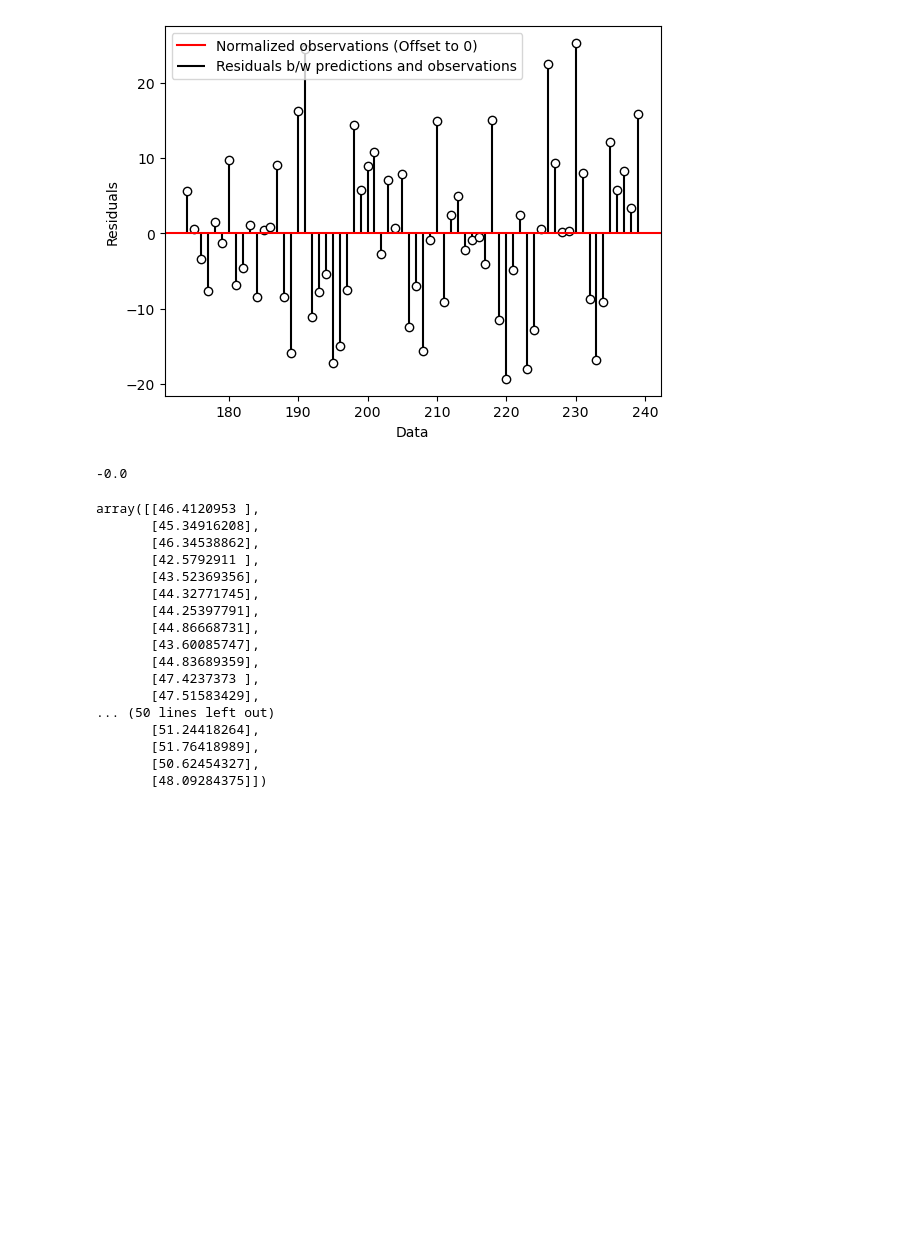
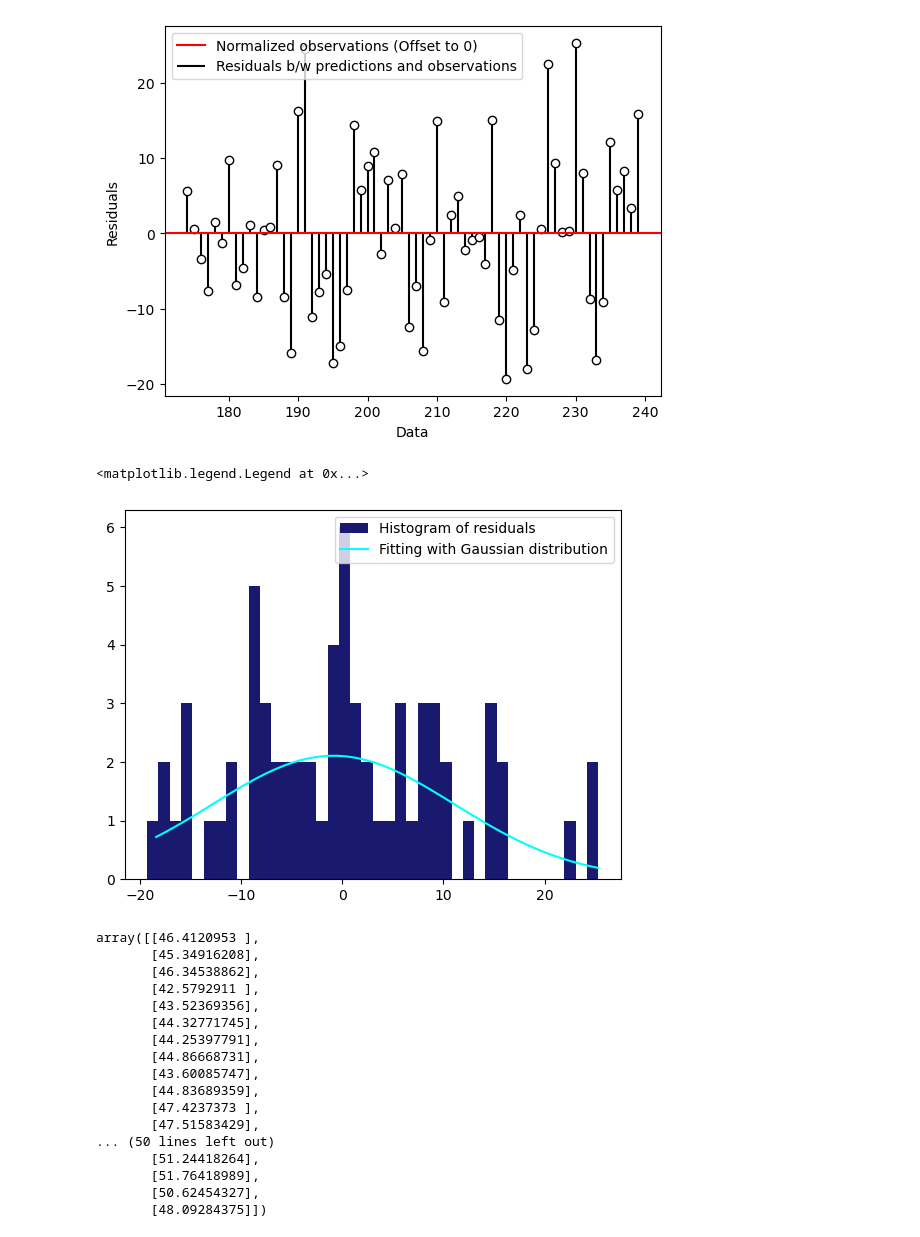
Before and after one commit to victoriawong1123/data_science_project, a Jupyter notebook: notebooks/quarterly_model.ipynb, the cells around one changed output. Drawn from its saved outputs; the diff is of its cells as text; code cells hidden in the pictures; blank space fills up the shorter version.

Commit message:
Added more graphs

```diff
--- a/notebooks/quarterly_model.ipynb
+++ b/notebooks/quarterly_model.ipynb
@@ -273,10 +273,25 @@ ax.set_xlabel('Data')
 # %% [output]
 Text(0.5, 0, 'Data')
 [figure]
-# %%
-difference.mean().round(2)
-# %% [output]
--0.0
+# %%
+xdata = difference
+ydata, xdata = np.histogram(xdata, bins=50)
+xdata = xdata[1:]
+
+def gauss(x, A, x0, sigma):
+    return A * np.exp(-(x - x0) ** 2 / (2 * sigma ** 2))
+
+params, _ = curve_fit(gauss, xdata, ydata)
+
+fit_y = gauss(xdata, *params)
+
+ax = plt.gca()
+ax.hist(difference, bins=40, color='midnightblue', label='Histogram of residuals')
+ax.plot(xdata, fit_y, ls='-', color='aqua', label='Fitting with Gaussian distribution')
+ax.legend(loc=0, frameon=True)
+# %% [output]
+<matplotlib.legend.Legend at 0x...>
+[figure, added]
 # %%
 Y_test_pred
 # %% [output]
```
Also changed, not shown: parts of 4 cells of this notebook.
